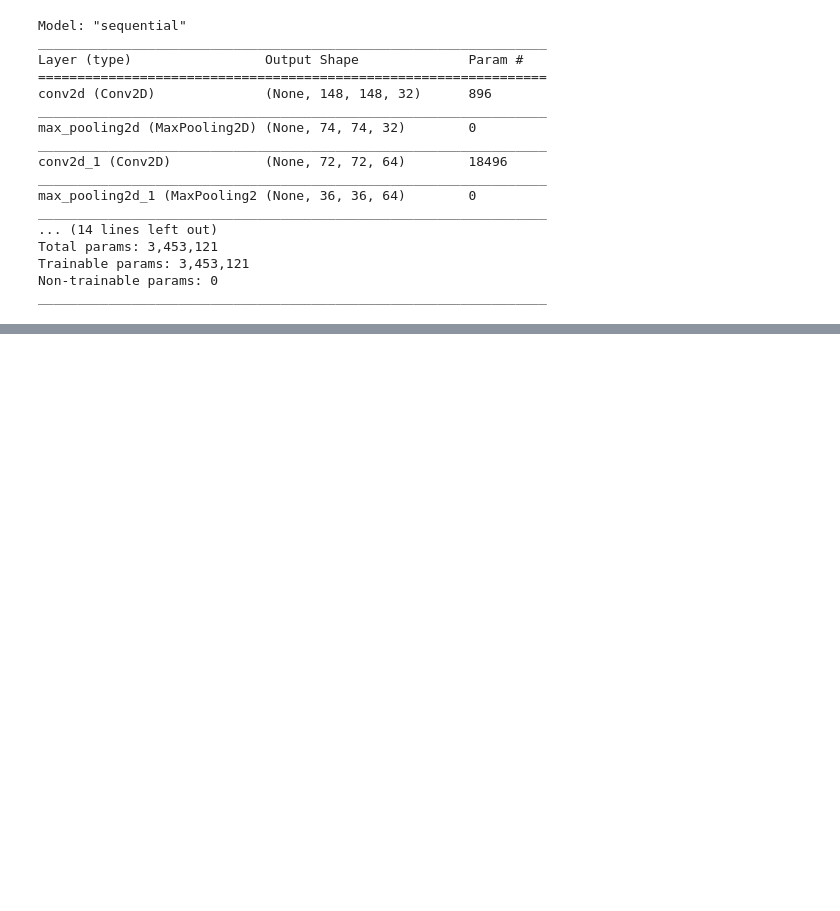
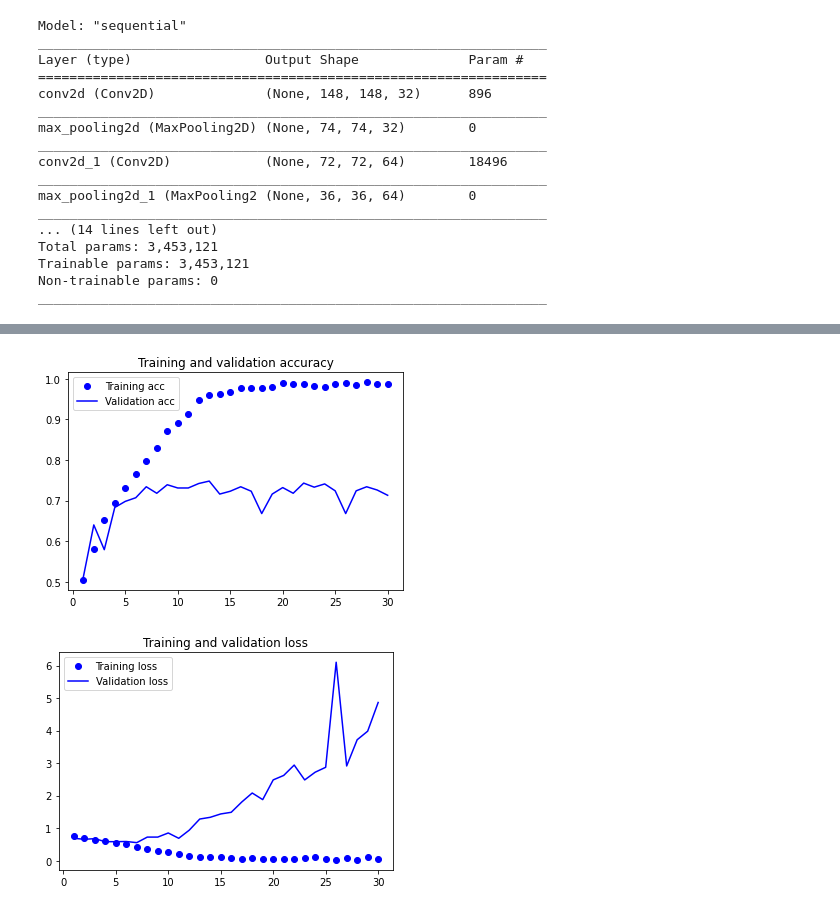
Before and after one commit to Shahir-Abdullah/DeepLearningProjects, a Jupyter notebook: CatsDogsClassifier.ipynb, the cells around one changed output, grey strips where cells are left out. Saved outputs shown, nothing was run; the diff lists cells and outputs as text; code cells hidden in the pictures; blank space fills up the shorter version.

Commit message:
first model training

```diff
--- a/CatsDogsClassifier.ipynb
+++ b/CatsDogsClassifier.ipynb
@@ -120,6 +120,7 @@ Trainable params: 3,453,121
 Non-trainable params: 0
 _________________________________________________________________
 # %%
-model.compile(optimizer=,
+#model compilation
+model.compile(optimizer='rmsprop',
             loss='binary_crossentropy',
             metrics=['accuracy'])
@@ -127,0 +158,17 @@ NameError: name 'le' is not defined
+# %%
+'''
+When using fit_generator , you can pass a validation_data argument, much as
+with the fit method. It’s important to note that this argument is allowed to be a data
+generator, but it could also be a tuple of Numpy arrays. If you pass a generator as
+validation_data , then this generator is expected to yield batches of validation data
+endlessly; thus you should also specify the validation_steps argument, which tells
+the process how many batches to draw from the validation generator for evaluation.
+'''
+#fitting the model using batch generator
+history = model.fit_generator(
+    train_generator,
+    steps_per_epoch=100,
+    epochs=30,
+    validation_data=validation_generator,
+    validation_steps=50
+)
@@ -127,0 +196,21 @@ NameError: name 'le' is not defined
+# %%
+#Plotting the loss and accuracy during training
+import matplotlib.pyplot as plt
+acc = history.history['accuracy']
+val_acc = history.history['val_accuracy']
+loss = history.history['loss']
+val_loss = history.history['val_loss']
+epochs = range(1, len(acc) + 1)
+plt.plot(epochs, acc, 'bo', label='Training acc')
+plt.plot(epochs, val_acc, 'b', label='Validation acc')
+plt.title('Training and validation accuracy')
+plt.legend()
+plt.figure()
+plt.plot(epochs, loss, 'bo', label='Training loss')
+plt.plot(epochs, val_loss, 'b', label='Validation loss')
+plt.title('Training and validation loss')
+plt.legend()
+plt.show()
+# %% [output]
+[figure, added]
+[figure, added]
```
Also changed, not shown: parts of 5 cells of this notebook.
